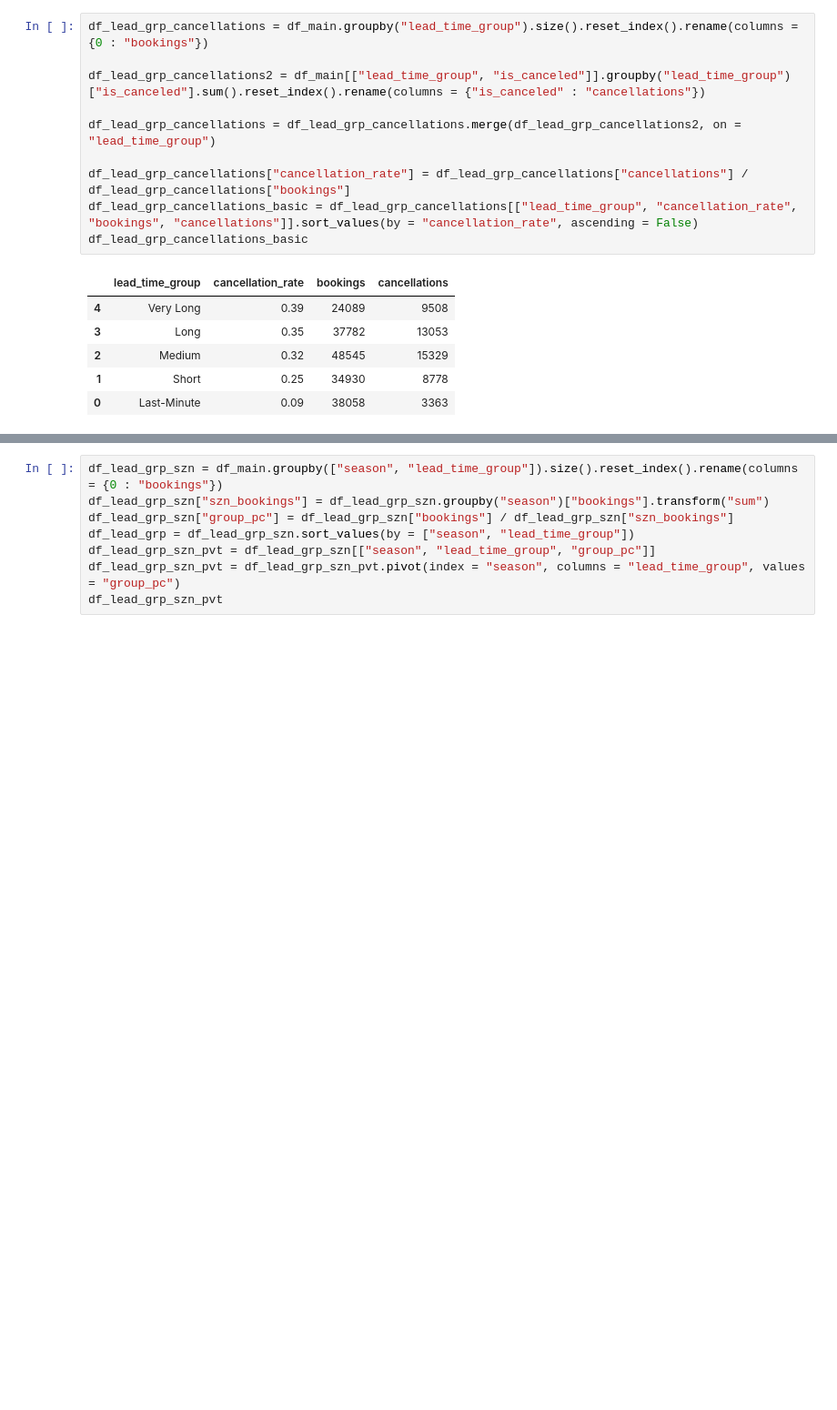
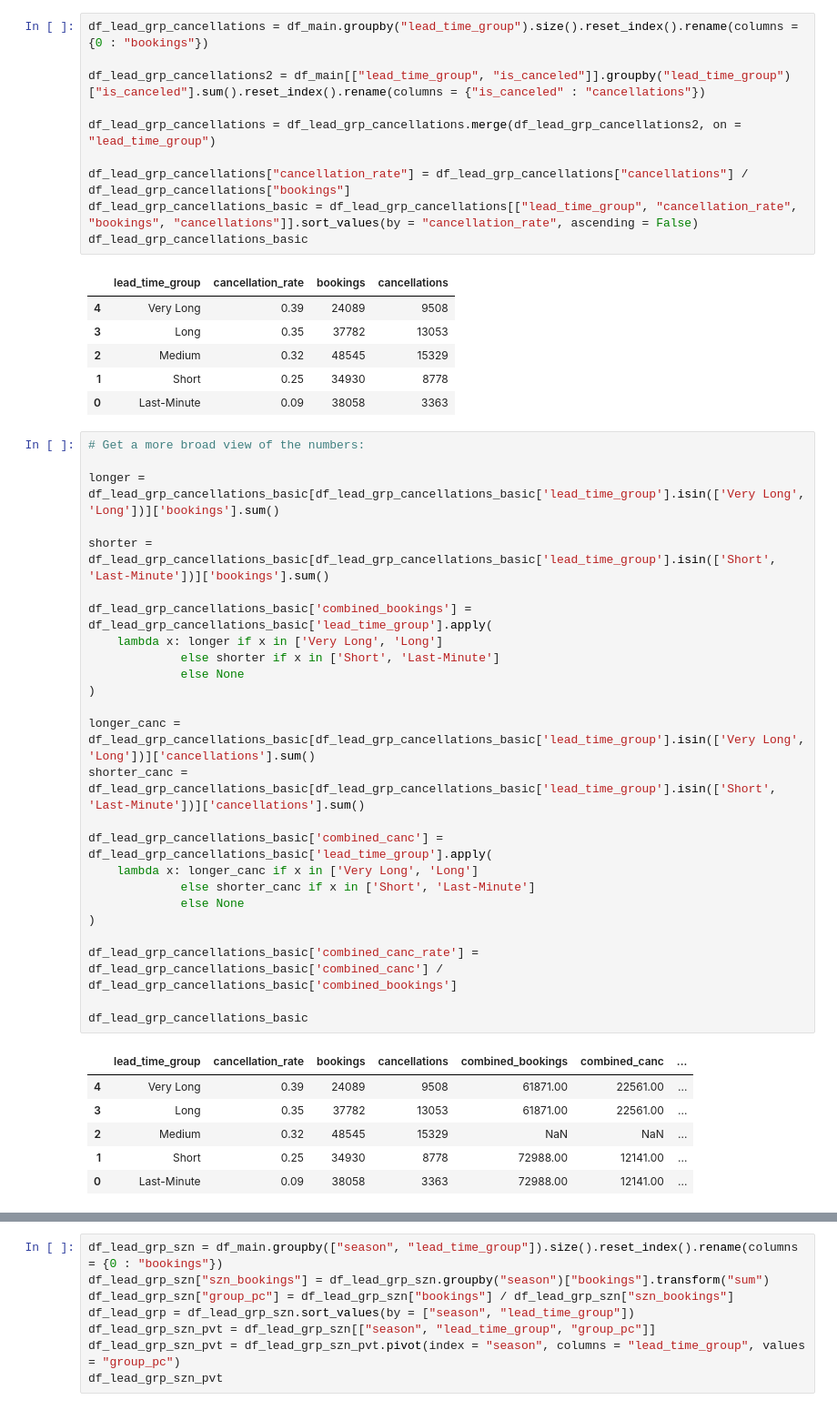
Before and after one commit to dngsus/data_analysis, a Jupyter notebook: 01 Hotel Bookings/01 Hotel v01.ipynb, the cells around one changed output, grey strips where cells are left out. Shown at 91% size. Saved outputs shown, nothing was run; the diff lists cells and outputs as text; blank space fills up the shorter version.

```diff
--- a/01 Hotel Bookings/01 Hotel v01.ipynb
+++ b/01 Hotel Bookings/01 Hotel v01.ipynb
@@ -948,4 +948,36 @@ df_lead_grp_cancellations_basic
 | 2 | Medium | 0.32 | 48545 | 15329 |
 | 1 | Short | 0.25 | 34930 | 8778 |
 | 0 | Last-Minute | 0.09 | 38058 | 3363 |
+# %%
+# Get a more broad view of the numbers:
+
+longer = df_lead_grp_cancellations_basic[df_lead_grp_cancellations_basic['lead_time_group'].isin(['Very Long', 'Long'])]['bookings'].sum()
+
+shorter = df_lead_grp_cancellations_basic[df_lead_grp_cancellations_basic['lead_time_group'].isin(['Short', 'Last-Minute'])]['bookings'].sum()
+
+df_lead_grp_cancellations_basic['combined_bookings'] = df_lead_grp_cancellations_basic['lead_time_group'].apply(
+    lambda x: longer if x in ['Very Long', 'Long']
+             else shorter if x in ['Short', 'Last-Minute']
+             else None
+)
+
+longer_canc = df_lead_grp_cancellations_basic[df_lead_grp_cancellations_basic['lead_time_group'].isin(['Very Long', 'Long'])]['cancellations'].sum()
+shorter_canc = df_lead_grp_cancellations_basic[df_lead_grp_cancellations_basic['lead_time_group'].isin(['Short', 'Last-Minute'])]['cancellations'].sum()
+
+df_lead_grp_cancellations_basic['combined_canc'] = df_lead_grp_cancellations_basic['lead_time_group'].apply(
+    lambda x: longer_canc if x in ['Very Long', 'Long']
+             else shorter_canc if x in ['Short', 'Last-Minute']
+             else None
+)
+
+df_lead_grp_cancellations_basic['combined_canc_rate'] =  df_lead_grp_cancellations_basic['combined_canc'] / df_lead_grp_cancellations_basic['combined_bookings']
+
+df_lead_grp_cancellations_basic
+# %% [output]
+|  | lead_time_group | cancellation_rate | bookings | cancellations | combined_bookings | combined_canc | ... |
+| 4 | Very Long | 0.39 | 24089 | 9508 | 61871.00 | 22561.00 | ... |
+| 3 | Long | 0.35 | 37782 | 13053 | 61871.00 | 22561.00 | ... |
+| 2 | Medium | 0.32 | 48545 | 15329 | NaN | NaN | ... |
+| 1 | Short | 0.25 | 34930 | 8778 | 72988.00 | 12141.00 | ... |
+| 0 | Last-Minute | 0.09 | 38058 | 3363 | 72988.00 | 12141.00 | ... |
 # %% [markdown]
```
Also changed, not shown: parts of 12 cells of this notebook.
